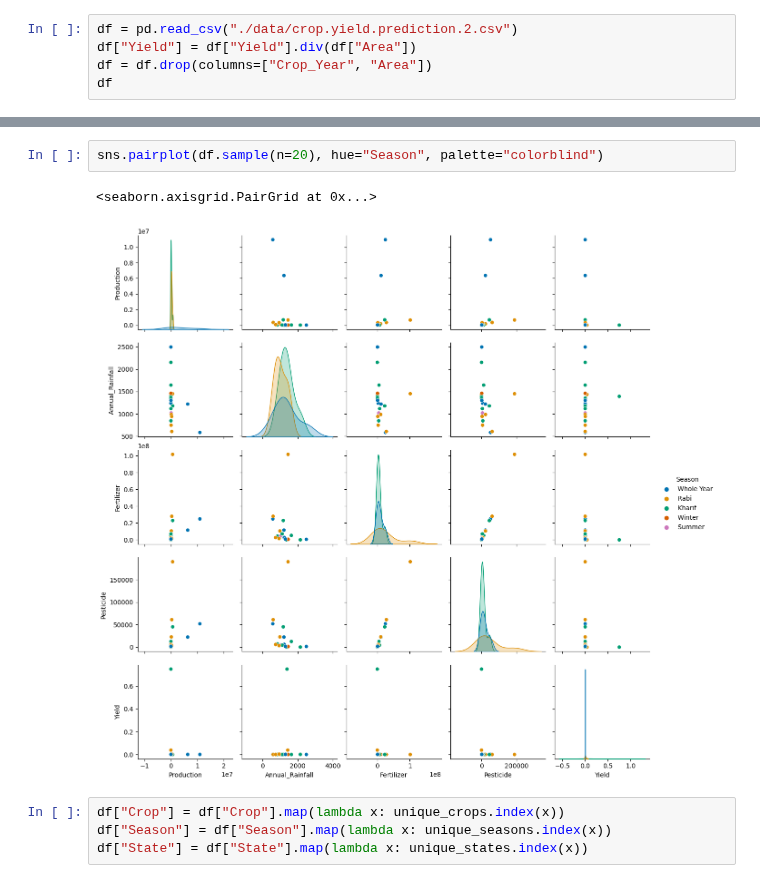
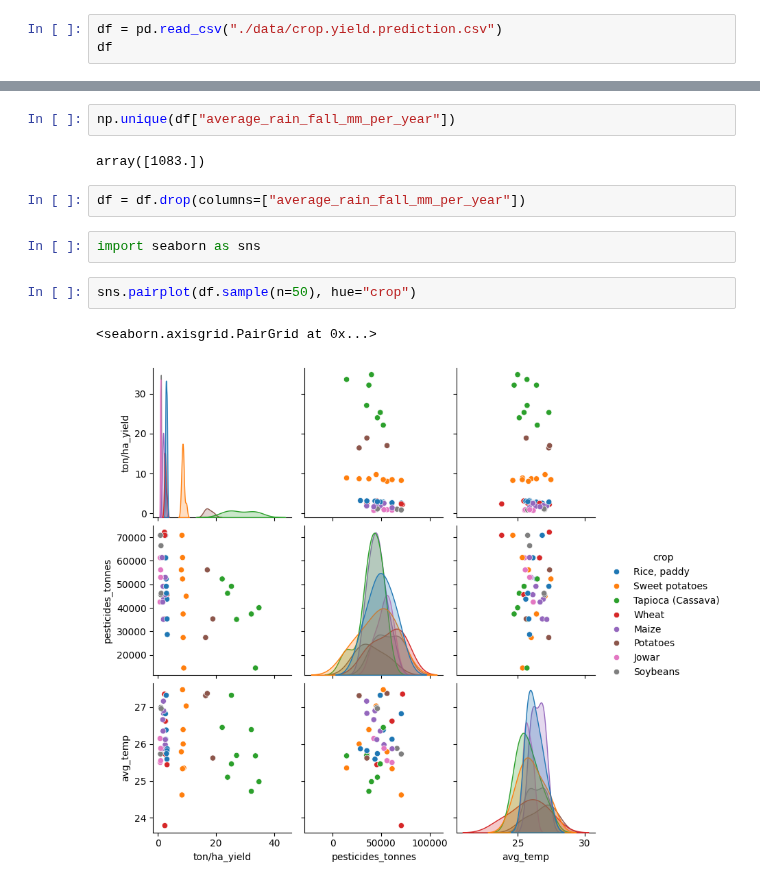
Before and after one commit to Fresh-Fields/ml-official, a Jupyter notebook: yield.prediction.ipynb, the cells around one changed output, grey strips where cells are left out. Cells and saved outputs as stored; diff of their text form.

Commit message:
yield prediction + saving model

```diff
--- a/yield.prediction.ipynb
+++ b/yield.prediction.ipynb
@@ -27,6 +14,4 @@ warnings.simplefilter(action="ignore", category=FutureWarning)
 # %%
-df = pd.read_csv("./data/crop.yield.prediction.2.csv")
-df["Yield"] = df["Yield"].div(df["Area"])
-df = df.drop(columns=["Crop_Year", "Area"])
+df = pd.read_csv("./data/crop.yield.prediction.csv")
 df
 # %% [output]
@@ -50,9 +43,13 @@ unique_states = list(np.unique(df["State"]))
+# %%
+np.unique(df["average_rain_fall_mm_per_year"])
+# %% [output]
+array([1083.])
+# %%
+df = df.drop(columns=["average_rain_fall_mm_per_year"])
+# %%
+import seaborn as sns
 # %%
-sns.pairplot(df.sample(n=20), hue="Season", palette="colorblind")
+sns.pairplot(df.sample(n=50), hue="crop")
 # %% [output]
 <seaborn.axisgrid.PairGrid at 0x...>
-[figure, old version]
+[figure, new version]
-# %%
-df["Crop"] = df["Crop"].map(lambda x: unique_crops.index(x))
-df["Season"] = df["Season"].map(lambda x: unique_seasons.index(x))
-df["State"] = df["State"].map(lambda x: unique_states.index(x))
```
Also changed, not shown: parts of 15 cells of this notebook, 3 other files.
